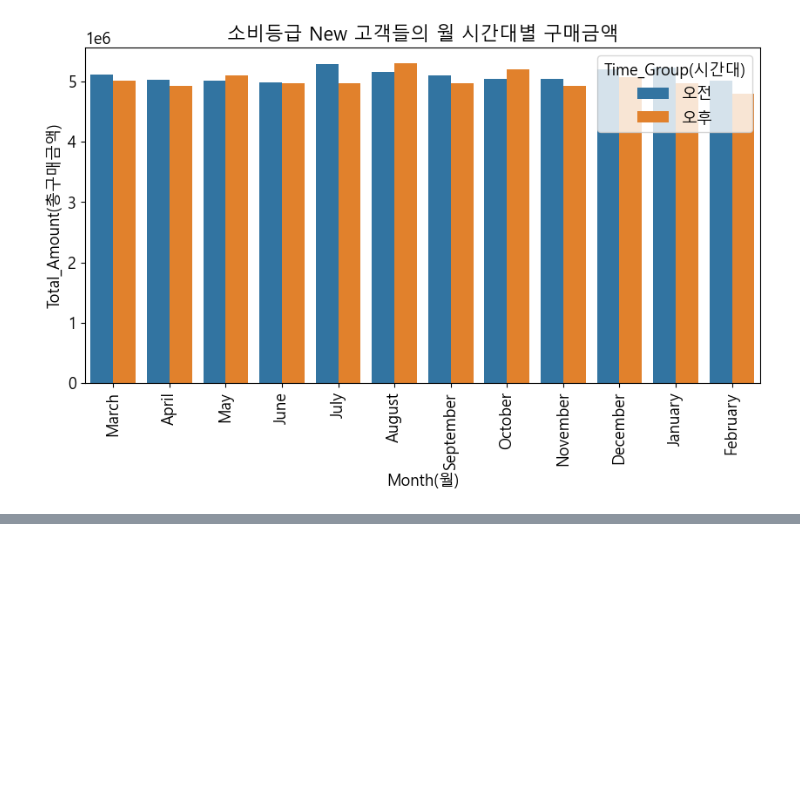
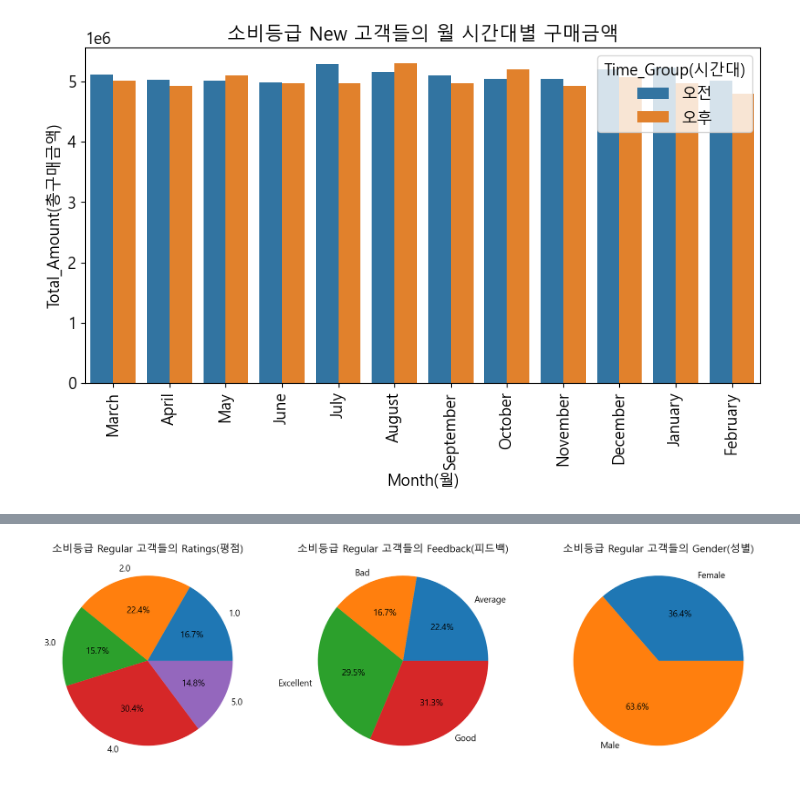
Before and after one commit to youscd/Retail_data_Analysis, a Jupyter notebook: 분석 시각화 (모듈화).ipynb, the cells around one changed output, grey strips where cells are left out. Drawn from its saved outputs; the diff is of its cells as text; code cells hidden in the pictures; blank space fills up the shorter version.

```diff
--- a/분석 시각화 (모듈화).ipynb
+++ b/분석 시각화 (모듈화).ipynb
@@ -354,0 +357,3 @@ month_time_sales(df_origin, 'New')
+# %%
+df_origin = pd.read_csv('./new_retail_data_notnull_newcols.csv')
+df_origin
@@ -354,0 +374,5 @@ month_time_sales(df_origin, 'New')
+# %%
+# 소비등급에 따른 고객들의 평점 / 피드백 / 성별 비율
+ratings_feedback_gender(df_origin, 'Regular')
+# %% [output]
+[figure, added]
```
Also changed, not shown: parts of 9 cells of this notebook.
